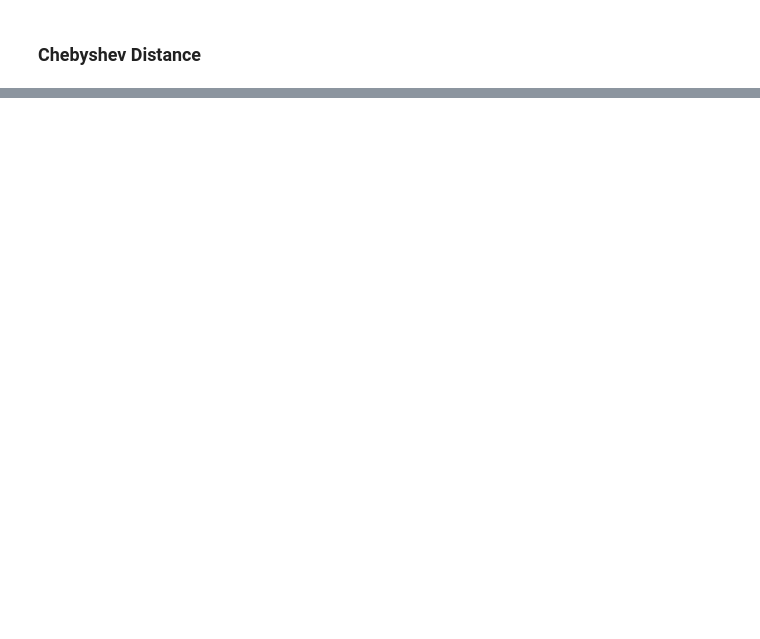
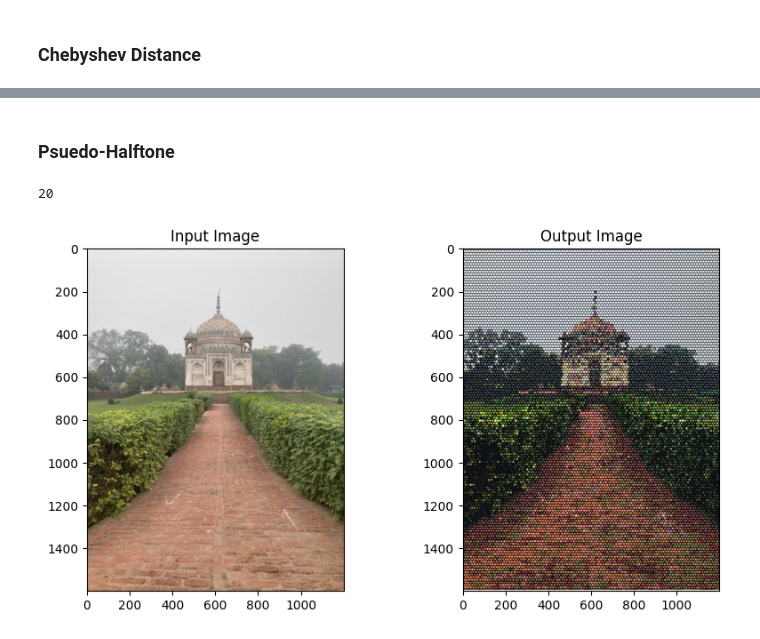
Before and after one commit to ArnavJyo/Photon, a Jupyter notebook: distance_metric.ipynb, the cells around one changed output, grey strips where cells are left out. Cells and saved outputs as stored; diff of their text form; code cells hidden in the pictures; blank space fills up the shorter version.

```diff
--- a/distance_metric.ipynb
+++ b/distance_metric.ipynb
@@ -203,0 +204,15 @@ Resized Size - Width: 100 Height: 100
+# %% [markdown]
+### Psuedo-Halftone
+# %%
+def setRange(value, smin, smax, dmin, dmax):
+    '''
+    Linear interpolation
+    '''
+    value = float(value)
+    smin, smax = float(smin), float(smax)
+    dmin, dmax = float(dmin), float(dmax)
+    out = dmin + ((value - smin)/(smax - smin))*(dmax - dmin)
+    return int(out)
+setRange(68,20,200,10,50)
+# %% [output]
+20
@@ -203,0 +268,46 @@ Resized Size - Width: 100 Height: 100
+# %%
+
+# parameters
+sb = 12            # space between the center of the points
+minSize = 2        # minimum size
+maxSize = 6        # maximum size
+dispMult = 1.0     # channel dispersion
+cnorm = False      # switch for color normalization
+antAlsg = 1        # circle antialiasing
+BG = (10, 15, 20)  # background color
+
+# init
+img = image.open('C:/Users/arnav/Desktop/Photon/Photon/data/tomb.png')
+imx = img.size[0]
+imy = img.size[1]
+imgIn = image.new('RGB', img.size)
+imgIn.paste(img)
+imgOut = image.new('RGB', img.size, BG)
+
+# execution
+lpt = []
+y, i = 0, 0
+while(y < imy):
+    x = int(sb*0.5)*(i % 2)     # shifting points in the even lines
+    while(x < imx):
+        cd = imgIn.getpixel((x, y))
+        temp = PointAdd(x, y, cd)
+        lpt.append(temp)
+        x += sb
+    i += 1
+    y += sb
+for channel in range(3):
+    for point in lpt:
+        point.setRad(channel)
+        point.circle(channel)
+fig, axes = plt.subplots(1, 2, figsize=(10, 5))
+
+axes[0].imshow(imgIn)
+axes[0].set_title('Input Image')
+
+axes[1].imshow(imgOut)
+axes[1].set_title('Output Image')
+
+plt.show()
+# %% [output]
+[figure, added]
```
Also changed, not shown: parts of 9 cells of this notebook, 2 other files.
